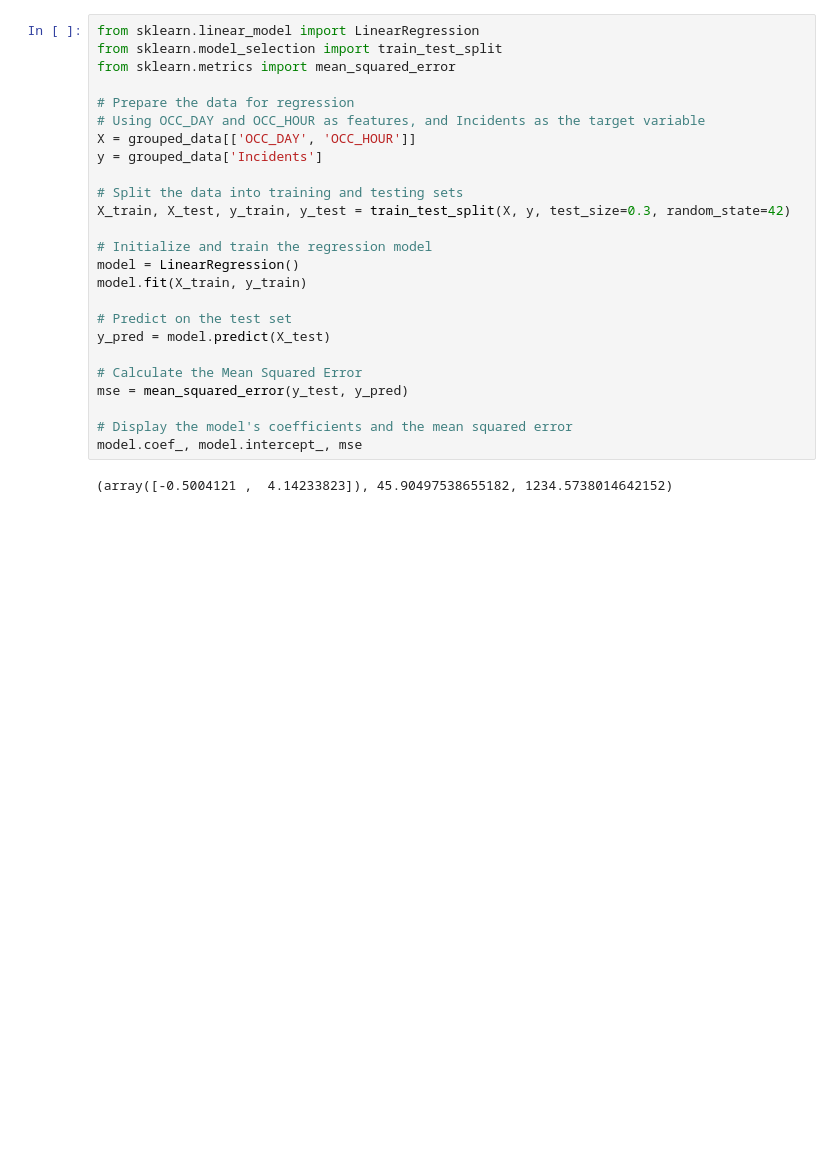
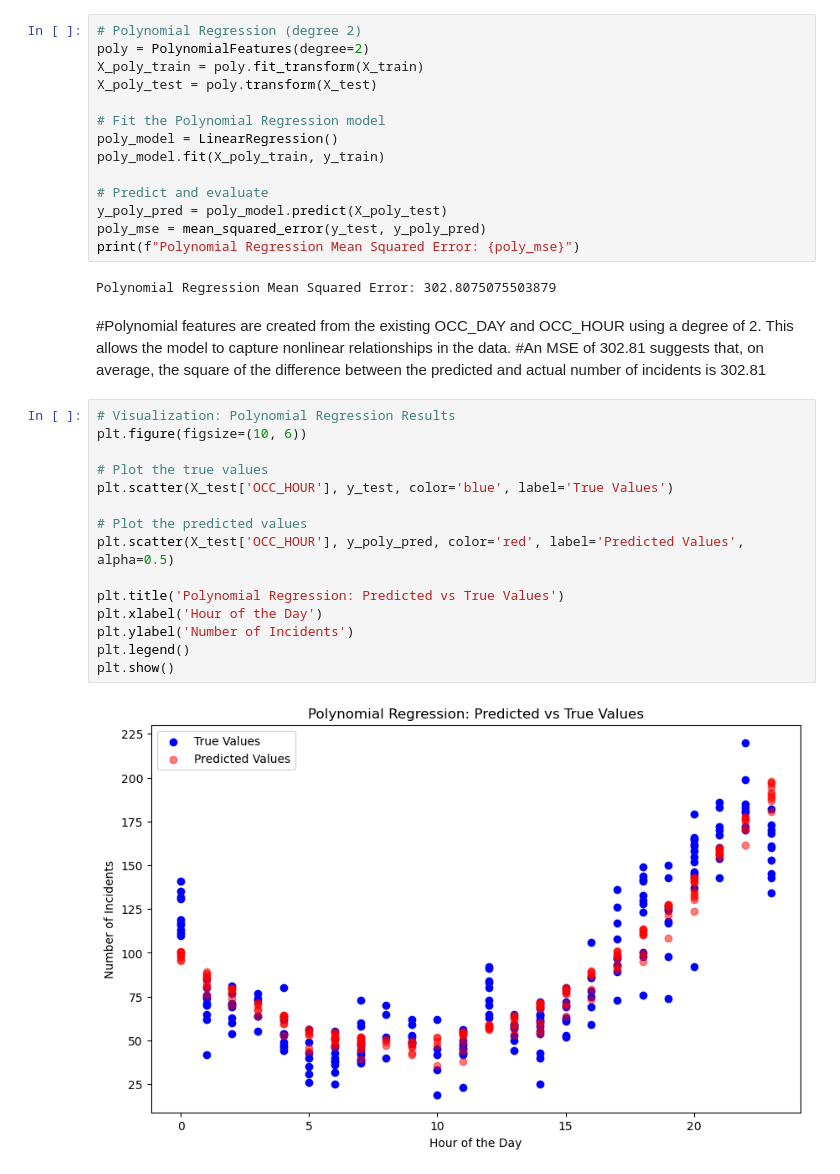
Before and after one commit to ValeriaGuima/Auto_Theft_Analysis, a Jupyter notebook: Test regression.ipynb, the cells around one changed output. Saved outputs shown, nothing was run; the diff lists cells and outputs as text; blank space fills up the shorter version.

Commit message:
Updated analysis and visualizations for hourly auto theft incidents

```diff
--- a/Test regression.ipynb
+++ b/Test regression.ipynb
@@ -72,27 +47,36 @@ plt.show()
-# %%
-from sklearn.linear_model import LinearRegression
-from sklearn.model_selection import train_test_split
-from sklearn.metrics import mean_squared_error
-
-# Prepare the data for regression
-# Using OCC_DAY and OCC_HOUR as features, and Incidents as the target variable
-X = grouped_data[['OCC_DAY', 'OCC_HOUR']]
-y = grouped_data['Incidents']
-
-# Split the data into training and testing sets
-X_train, X_test, y_train, y_test = train_test_split(X, y, test_size=0.3, random_state=42)
-
-# Initialize and train the regression model
-model = LinearRegression()
-model.fit(X_train, y_train)
-
-# Predict on the test set
-y_pred = model.predict(X_test)
-
-# Calculate the Mean Squared Error
-mse = mean_squared_error(y_test, y_pred)
-
-# Display the model's coefficients and the mean squared error
-model.coef_, model.intercept_, mse
-# %% [output]
-(array([-0.5004121 ,  4.14233823]), 45.90497538655182, 1234.5738014642152)
+# %%
+# Polynomial Regression (degree 2)
+poly = PolynomialFeatures(degree=2)
+X_poly_train = poly.fit_transform(X_train)
+X_poly_test = poly.transform(X_test)
+
+# Fit the Polynomial Regression model
+poly_model = LinearRegression()
+poly_model.fit(X_poly_train, y_train)
+
+# Predict and evaluate
+y_poly_pred = poly_model.predict(X_poly_test)
+poly_mse = mean_squared_error(y_test, y_poly_pred)
+print(f"Polynomial Regression Mean Squared Error: {poly_mse}")
+# %% [output]
+Polynomial Regression Mean Squared Error: 302.8075075503879
+# %% [markdown]
+#Polynomial features are created from the existing OCC_DAY and OCC_HOUR using a degree of 2. This allows the model to capture nonlinear relationships in the data.
+#An MSE of 302.81 suggests that, on average, the square of the difference between the predicted and actual number of incidents is 302.81
+# %%
+# Visualization: Polynomial Regression Results
+plt.figure(figsize=(10, 6))
+
+# Plot the true values
+plt.scatter(X_test['OCC_HOUR'], y_test, color='blue', label='True Values')
+
+# Plot the predicted values
+plt.scatter(X_test['OCC_HOUR'], y_poly_pred, color='red', label='Predicted Values', alpha=0.5)
+
+plt.title('Polynomial Regression: Predicted vs True Values')
+plt.xlabel('Hour of the Day')
+plt.ylabel('Number of Incidents')
+plt.legend()
+plt.show()
+# %% [output]
+[figure, added]
```
Also changed, not shown: parts of 6 cells of this notebook.
